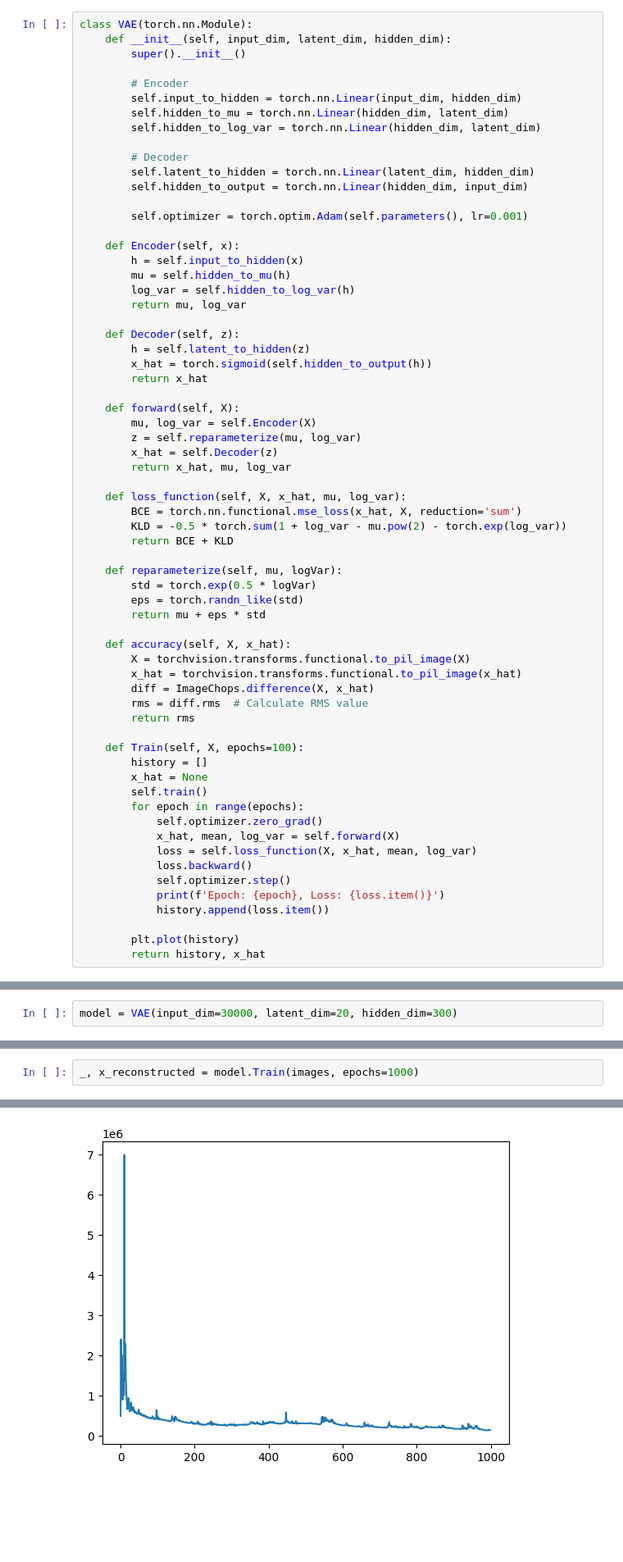
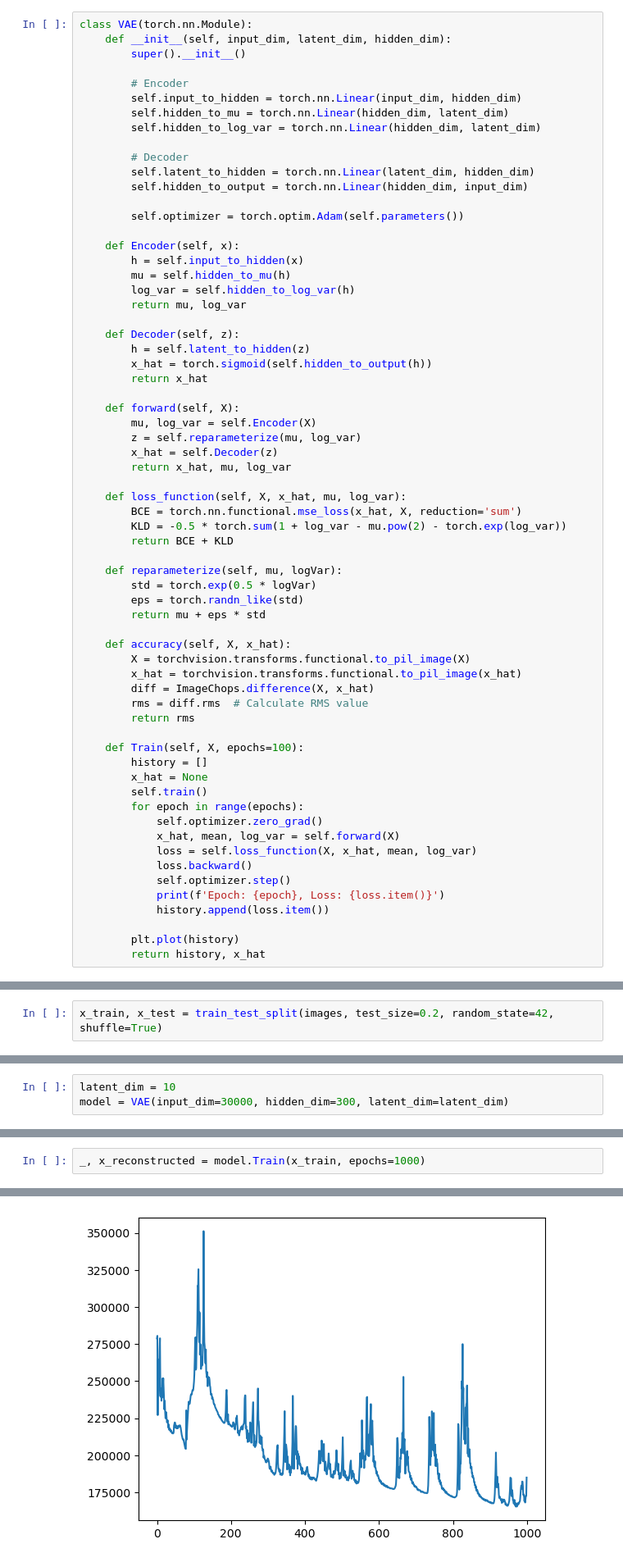
Before and after one commit to MH0386/variational_autoencoder, a Jupyter notebook: variational_autoencoder.ipynb, the cells around one changed output, grey strips where cells are left out. Shown: that part at 82% size. Saved outputs shown, nothing was run; the diff lists cells and outputs as text; blank space fills up the shorter version.

```diff
--- a/variational_autoencoder.ipynb
+++ b/variational_autoencoder.ipynb
@@ -44,7 +21,7 @@ class VAE(torch.nn.Module):
         self.latent_to_hidden = torch.nn.Linear(latent_dim, hidden_dim)
         self.hidden_to_output = torch.nn.Linear(hidden_dim, input_dim)
 
-        self.optimizer = torch.optim.Adam(self.parameters(), lr=0.001)
+        self.optimizer = torch.optim.Adam(self.parameters())
 
     def Encoder(self, x):
         h = self.input_to_hidden(x)
@@ -151,0 +137,2 @@ plt.imshow(images[0].reshape(100, 100, 3))
+# %%
+x_train, x_test = train_test_split(images, test_size=0.2, random_state=42, shuffle=True)
@@ -152,5 +143,6 @@ plt.imshow(images[0].reshape(100, 100, 3))
 # %%
-model = VAE(input_dim=30000, latent_dim=20, hidden_dim=300)
+latent_dim = 10
+model = VAE(input_dim=30000, hidden_dim=300, latent_dim=latent_dim)
 # %%
 model
 # %% [output]
@@ -162,5 +154,5 @@ VAE(
   (hidden_to_output): Linear(in_features=300, out_features=30000, bias=True)
 )
 # %%
-_, x_reconstructed = model.Train(images, epochs=1000)
+_, x_reconstructed = model.Train(x_train, epochs=1000)
 # %% [output]
@@ -184,4 +176,4 @@ Epoch: 999, Loss: 139248.65625
-[figure, old version]
+[figure, new version]
 # %%
 x_reconstructed.shape
 # %% [output]
```
Also changed, not shown: parts of 20 cells of this notebook, 14 other files.
